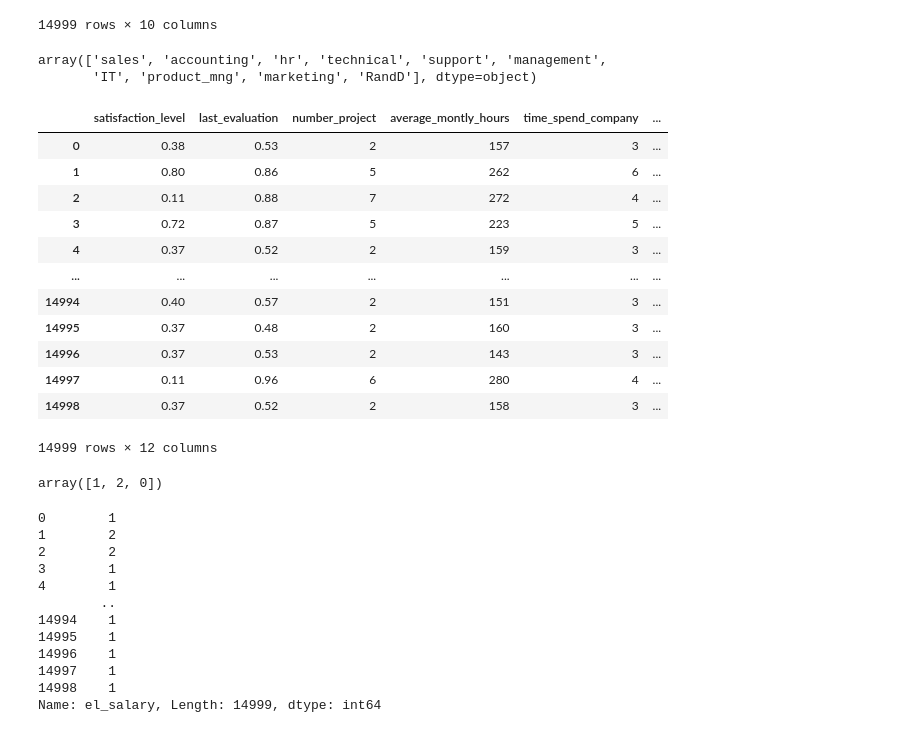
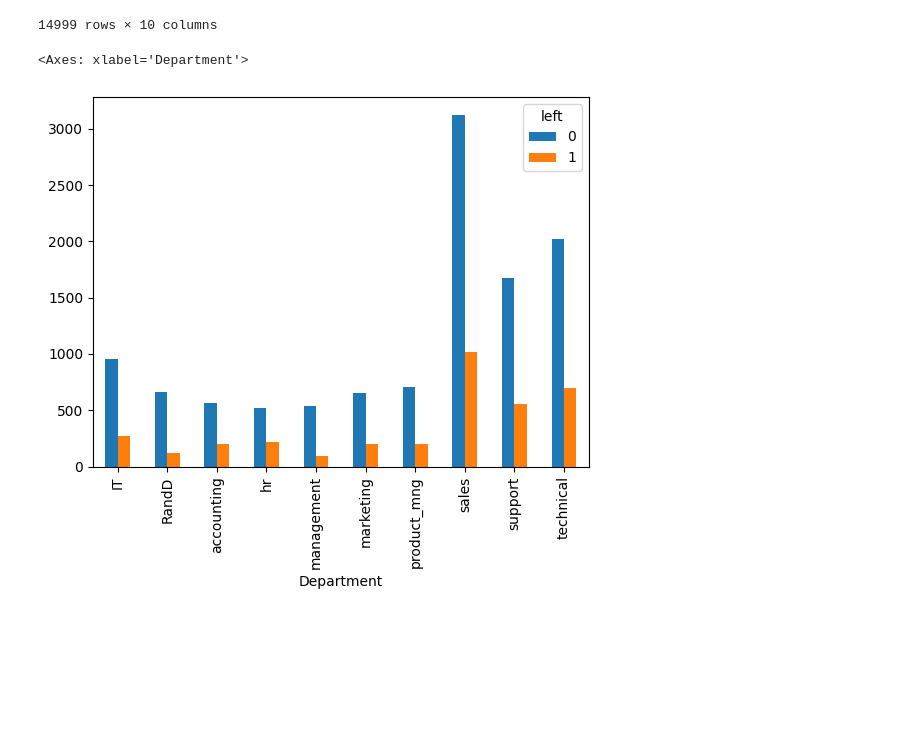
Before and after one commit to hariThorve/machineLearningJourney, a Jupyter notebook: logisticRegressionExercise.ipynb, the cells around one changed output. Drawn from its saved outputs; the diff is of its cells as text; code cells hidden in the pictures; blank space fills up the shorter version.

```diff
--- a/logisticRegressionExercise.ipynb
+++ b/logisticRegressionExercise.ipynb
@@ -19,54 +19,11 @@ data
 | 14997 | 0.11 | 0.96 | 6 | 280 | 4 | ... |
 | 14998 | 0.37 | 0.52 | 2 | 158 | 3 | ... |
 14999 rows × 10 columns
-# %%
-data["Department"].unique()
-# %% [output]
-array(['sales', 'accounting', 'hr', 'technical', 'support', 'management',
-       'IT', 'product_mng', 'marketing', 'RandD'], dtype=object)
-# %%
-# converting the departement and salary columns into integer form as they are in object
-
-from sklearn.preprocessing import LabelEncoder
-
-le = LabelEncoder()
-
-data["el_department"] = le.fit_transform(data["Department"])
-data["el_salary"] = le.fit_transform(data["salary"])
-data
-# %% [output]
-|  | satisfaction_level | last_evaluation | number_project | average_montly_hours | time_spend_company | ... |
-| 0 | 0.38 | 0.53 | 2 | 157 | 3 | ... |
-| 1 | 0.80 | 0.86 | 5 | 262 | 6 | ... |
-| 2 | 0.11 | 0.88 | 7 | 272 | 4 | ... |
-| 3 | 0.72 | 0.87 | 5 | 223 | 5 | ... |
-| 4 | 0.37 | 0.52 | 2 | 159 | 3 | ... |
-| ... | ... | ... | ... | ... | ... | ... |
-| 14994 | 0.40 | 0.57 | 2 | 151 | 3 | ... |
-| 14995 | 0.37 | 0.48 | 2 | 160 | 3 | ... |
-| 14996 | 0.37 | 0.53 | 2 | 143 | 3 | ... |
-| 14997 | 0.11 | 0.96 | 6 | 280 | 4 | ... |
-| 14998 | 0.37 | 0.52 | 2 | 158 | 3 | ... |
-14999 rows × 12 columns
-# %%
-new_data = data.drop(["Department", "salary"], axis = "columns")
-new_data["el_salary"].unique()
-# %% [output]
-array([1, 2, 0])
-# %%
-features = new_data.drop("el_salary", axis = "columns")
-target = new_data["el_salary"]
-target
-# %% [output]
-0        1
-1        2
-2        2
-3        1
-4        1
-        ..
-14994    1
-14995    1
-14996    1
-14997    1
-14998    1
-Name: el_salary, Length: 14999, dtype: int64
+# %%
+# checking the impact of independent variables on target
+import matplotlib.pyplot as plt
+
+pd.crosstab(data.Department, data.left).plot(kind = "bar")
+# %% [output]
+<Axes: xlabel='Department'>
+[figure, added]
```
Also changed, not shown: parts of 14 cells of this notebook.
